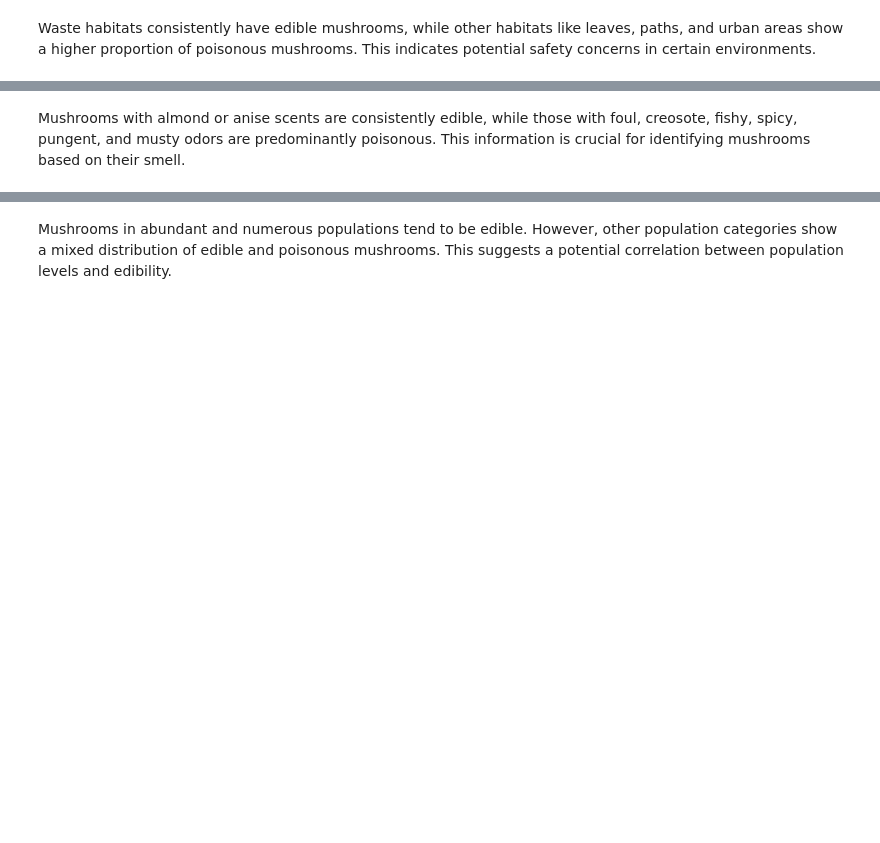
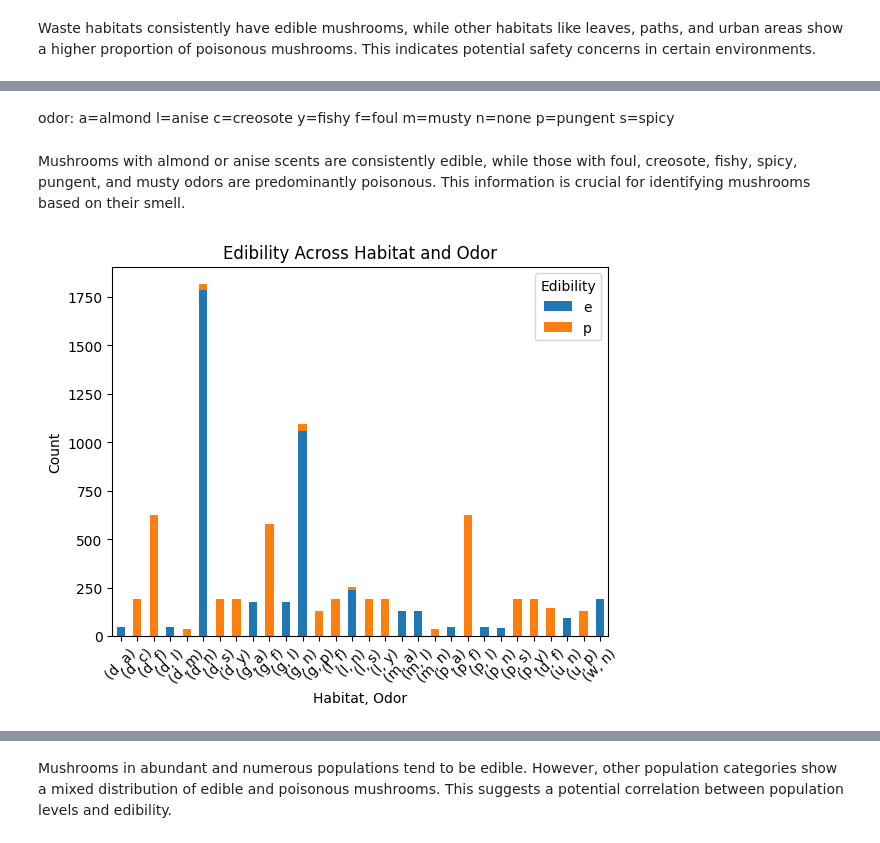
Before and after one commit to emilyclifton/ML-Mushrooms, a Jupyter notebook: mushrooms.ipynb, the cells around one changed output, grey strips where cells are left out. Saved outputs shown, nothing was run; the diff lists cells and outputs as text; code cells hidden in the pictures; blank space fills up the shorter version.

```diff
--- a/mushrooms.ipynb
+++ b/mushrooms.ipynb
@@ -166,2 +250,21 @@ plt.show()
+# %% [markdown]
+odor: a=almond l=anise c=creosote y=fishy f=foul m=musty n=none p=pungent s=spicy
 # %% [markdown]
 Mushrooms with almond or anise scents are consistently edible, while those with foul, creosote, fishy, spicy, pungent, and musty odors are predominantly poisonous. This information is crucial for identifying mushrooms based on their smell.
+# %%
+# Combine 'habitat' and 'odor' into a single DataFrame
+data = pd.concat([X['habitat'], X['odor'], y['poisonous']], axis=1)
+
+# Group by 'habitat' and 'odor', then count occurrences of edibility
+edibility_by_habitat_odor = data.groupby(['habitat', 'odor', 'poisonous']).size().unstack(fill_value=0)
+
+# Plot the stacked bar chart
+edibility_by_habitat_odor.plot(kind='bar', stacked=True)
+plt.title('Edibility Across Habitat and Odor')
+plt.xlabel('Habitat, Odor')
+plt.ylabel('Count')
+plt.xticks(rotation=45)  # Rotate x-axis labels for better readability
+plt.legend(title='Edibility')  # Add legend with edibility labels
+plt.show()
+# %% [output]
+[figure, added]
```
Also changed, not shown: parts of 65 cells of this notebook.
